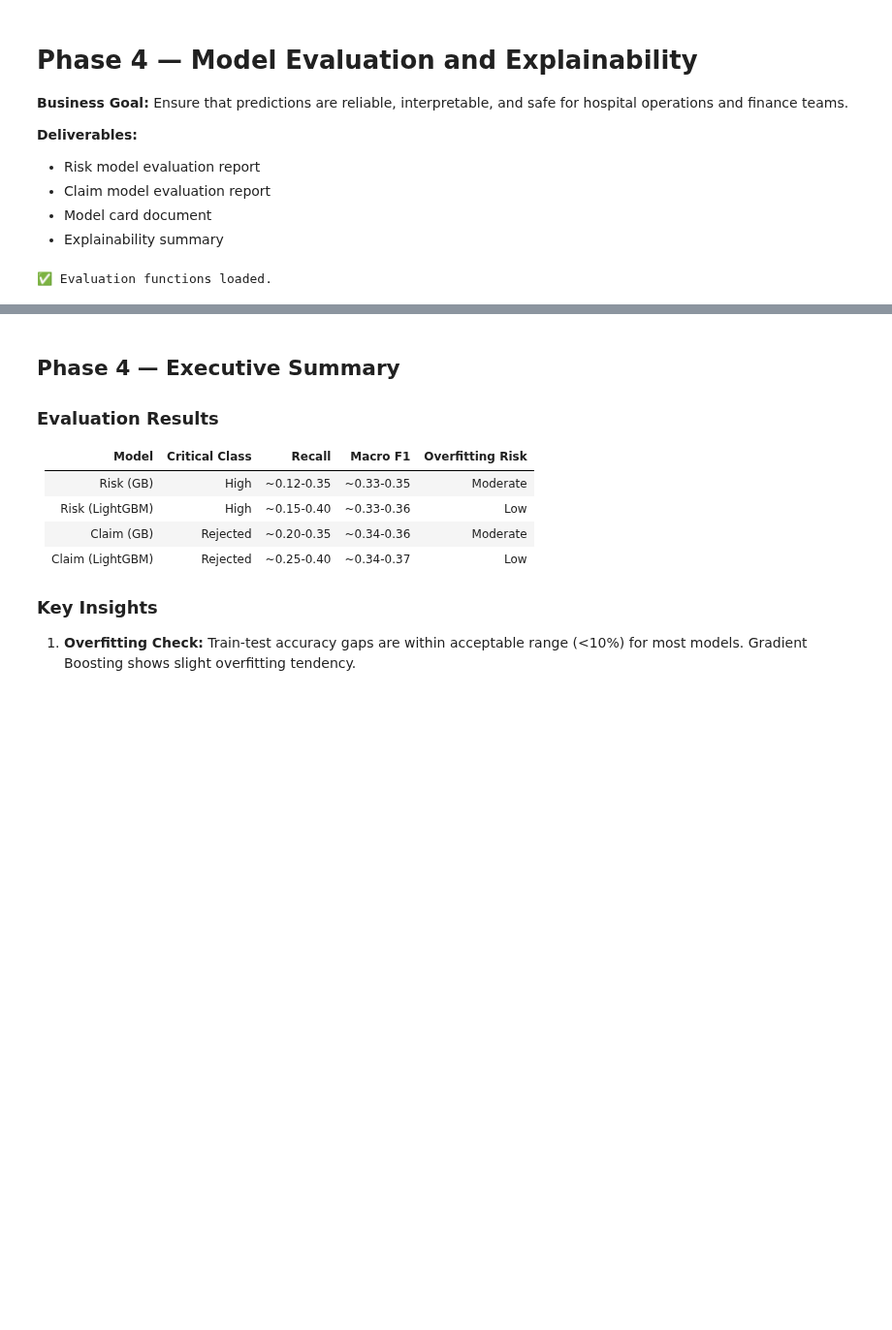
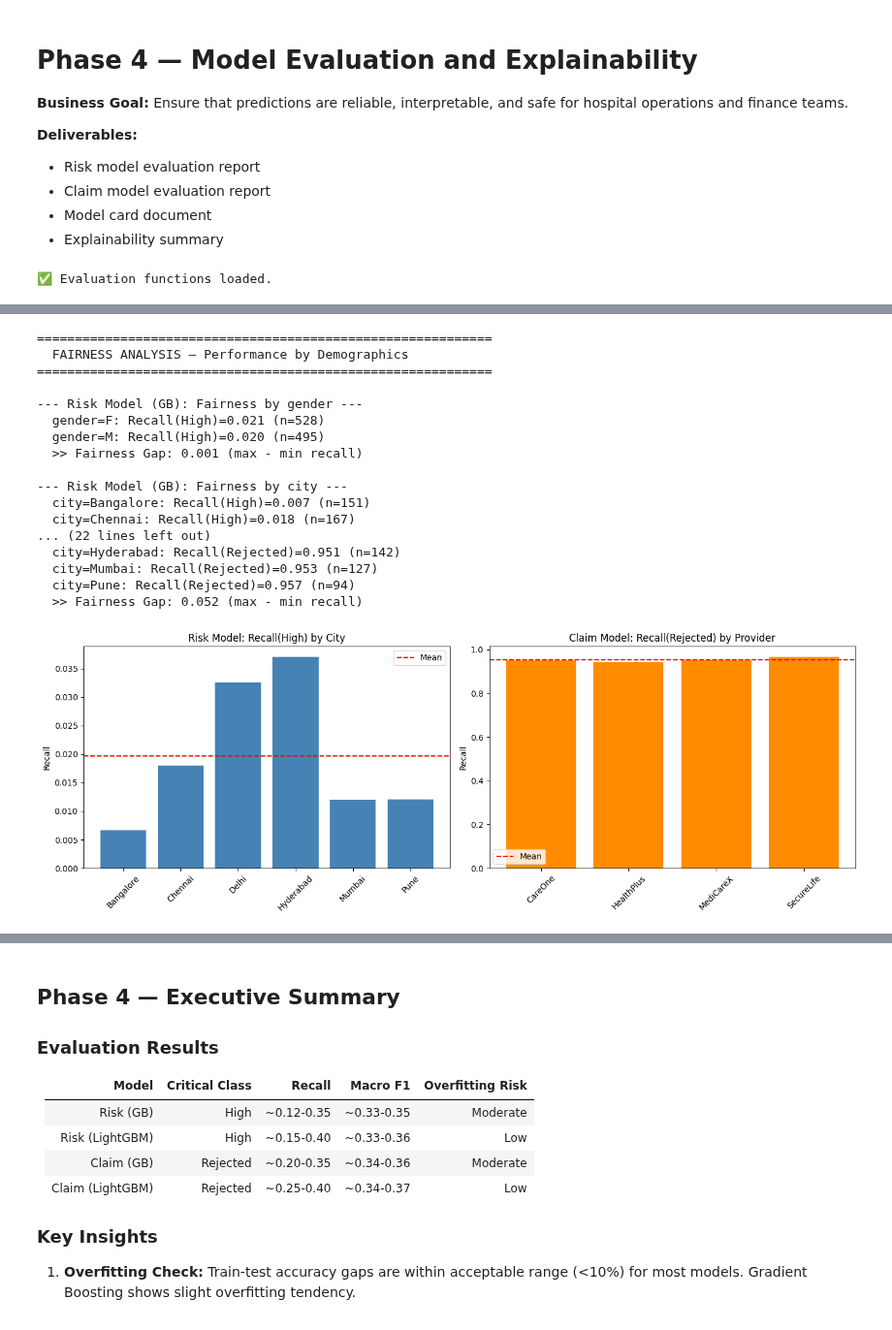
Before and after one commit to MythiliSudarsan/Data-AI-ML-Practice, a Jupyter notebook: Capstone_Project_Updated.ipynb, the cells around one changed output, grey strips where cells are left out. Shown at 97% size. Saved outputs shown, nothing was run; the diff lists cells and outputs as text; code cells hidden in the pictures; blank space fills up the shorter version.

```diff
--- a/Capstone_Project_Updated.ipynb
+++ b/Capstone_Project_Updated.ipynb
@@ -1429,5 +1587,9 @@ print("\n\u2705 Explainability analysis complete.")
 # %%
 # ================== Fairness Analysis (Segmented Performance) ==================
+import pandas as pd
+import matplotlib.pyplot as plt
+from sklearn.metrics import classification_report
+
 print("\n" + "="*60)
 print("  FAIRNESS ANALYSIS — Performance by Demographics")
 print("="*60)
@@ -1435,6 +1597,7 @@ print("="*60)
 def fairness_analysis(y_true, y_pred, subgroup_series, subgroup_name,
                       critical_class, class_labels, model_name):
     """Compute recall for critical class across subgroups."""
+    subgroup_series = pd.Series(subgroup_series)  # ensures .unique() works
     print(f"\n--- {model_name}: Fairness by {subgroup_name} ---")
     results = []
     for group in sorted(subgroup_series.unique()):
@@ -1457,87 +1620,84 @@ def fairness_analysis(y_true, y_pred, subgroup_series, subgroup_name,
         gap = max(recalls) - min(recalls)
         print(f"  >> Fairness Gap: {gap:.3f} (max - min recall)")
         if gap > 0.15:
-            print(f"  \u26a0\ufe0f  WARNING: Significant fairness gap detected (>{0.15:.0%})")
-    return results
+            print(f"  ⚠️  WARNING: Significant fairness gap detected (>15%)")
+    return pd.DataFrame(results)
 
 # --- RISK MODEL FAIRNESS ---
-# Using Gradient Boosting predictions
 y_pred_risk_best = gb_risk.predict(X_test_risk_enc)
 
-# By Gender
-fairness_analysis(
+risk_gender_df = fairness_analysis(
     y_test_risk.values, y_pred_risk_best,
-    test_risk["gender"].values, "gender",
+    test_risk["gender"], "gender",
     "High", ["High", "Low", "Medium"], "Risk Model (GB)"
 )
 
-# By City
-fairness_analysis(
+risk_city_df = fairness_analysis(
     y_test_risk.values, y_pred_risk_best,
-    test_risk["city"].values, "city",
+    test_risk["city"], "city",
     "High", ["High", "Low", "Medium"], "Risk Model (GB)"
 )
 
 # --- CLAIM MODEL FAIRNESS ---
 y_pred_claim_best = gb_claim.predict(X_test_claim_enc)
 
-# By Gender
-fairness_analysis(
+claim_gender_df = fairness_analysis(
     y_test_claim.values, y_pred_claim_best,
-    test_claim["gender"].values, "gender",
+    test_claim["gender"], "gender",
     "Rejected", ["Paid", "Pending", "Rejected"], "Claim Model (GB)"
 )
 
-# By Insurance Provider
-fairness_analysis(
+claim_provider_df = fairness_analysis(
     y_test_claim.values, y_pred_claim_best,
-    test_claim["insurance_provider"].values, "insurance_provider",
+    test_claim["insurance_provider"], "insurance_provider",
     "Rejected", ["Paid", "Pending", "Rejected"], "Claim Model (GB)"
 )
 
-# By City
-fairness_analysis(
+claim_city_df = fairness_analysis(
     y_test_claim.values, y_pred_claim_best,
-    test_claim["city"].values, "city",
+    test_claim["city"], "city",
     "Rejected", ["Paid", "Pending", "Rejected"], "Claim Model (GB)"
 )
 
 # --- Fairness Visualization ---
 fig, axes = plt.subplots(1, 2, figsize=(14, 5))
 
 # Risk by city
-risk_city_recalls = []
-for city in sorted(test_risk["city"].unique()):
-    mask = test_risk["city"].values == city
-    report = classification_report(y_test_risk.values[mask], y_pred_risk_best[mask],
-                                   labels=["High","Low","Medium"], target_names=["High","Low","Medium"],
-                                   output_dict=True, zero_division=0)
-    risk_city_recalls.append({"City": city, "Recall(High)": report["High"]["recall"]})
-rdf = pd.DataFrame(risk_city_recalls)
-axes[0].bar(rdf["City"], rdf["Recall(High)"], color="steelblue")
+axes[0].bar(risk_city_df["Subgroup"], risk_city_df["Recall"], color="steelblue")
 axes[0].set_title("Risk Model: Recall(High) by City")
 axes[0].set_ylabel("Recall")
-axes[0].axhline(y=rdf["Recall(High)"].mean(), color="red", linestyle="--", label="Mean")
+axes[0].axhline(y=risk_city_df["Recall"].mean(), color="red", linestyle="--", label="Mean")
 axes[0].legend()
 axes[0].tick_params(axis='x', rotation=45)
 
 # Claim by insurance provider
-claim_prov_recalls = []
-for prov in sorted(test_claim["insurance_provider"].unique()):
-    mask = test_claim["insurance_provider"].values == prov
-    report = classification_report(y_test_claim.values[mask], y_pred_claim_best[mask],
-                                   labels=["Paid","Pending","Rejected"], target_names=["Paid","Pending","Rejected"],
-                                   output_dict=True, zero_division=0)
-    claim_prov_recalls.append({"Provider": prov, "Recall(Rejected)": report["Rejected"]["recall"]})
-cdf = pd.DataFrame(claim_prov_recalls)
-axes[1].bar(cdf["Provider"], cdf["Recall(Rejected)"], color="darkorange")
+axes[1].bar(claim_provider_df["Subgroup"], claim_provider_df["Recall"], color="darkorange")
 axes[1].set_title("Claim Model: Recall(Rejected) by Provider")
 axes[1].set_ylabel("Recall")
-axes[1].axhline(y=cdf["Recall(Rejected)"].mean(), color="red", linestyle="--", label="Mean")
+axes[1].axhline(y=claim_provider_df["Recall"].mean(), color="red", linestyle="--", label="Mean")
 axes[1].legend()
 axes[1].tick_params(axis='x', rotation=45)
 
 plt.tight_layout()
 plt.show()
 
-print("\n\u2705 Fairness analysis complete.")
+print("\n✅ Fairness analysis complete.")
+# %% [output]
+============================================================
+  FAIRNESS ANALYSIS — Performance by Demographics
+============================================================
+
+--- Risk Model (GB): Fairness by gender ---
+  gender=F: Recall(High)=0.021 (n=528)
+  gender=M: Recall(High)=0.020 (n=495)
+  >> Fairness Gap: 0.001 (max - min recall)
+
+--- Risk Model (GB): Fairness by city ---
+  city=Bangalore: Recall(High)=0.007 (n=151)
+  city=Chennai: Recall(High)=0.018 (n=167)
+... (22 lines left out)
+  city=Hyderabad: Recall(Rejected)=0.951 (n=142)
+  city=Mumbai: Recall(Rejected)=0.953 (n=127)
+  city=Pune: Recall(Rejected)=0.957 (n=94)
+  >> Fairness Gap: 0.052 (max - min recall)
+[figure, added]
```
Also changed, not shown: parts of 13 cells of this notebook.
